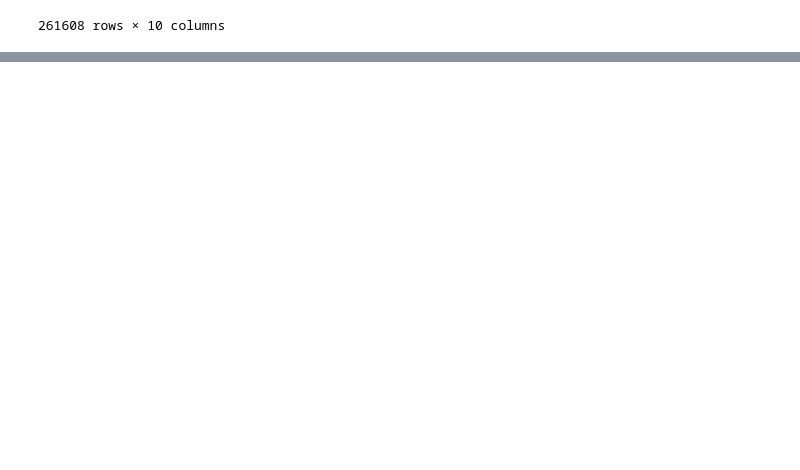
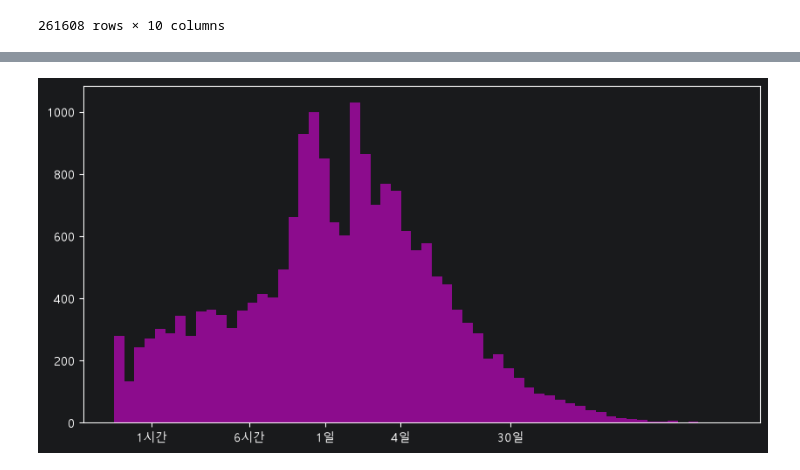
Before and after one commit to dorothy1088/smartport, a Jupyter notebook: clustering.ipynb, the cells around one changed output, grey strips where cells are left out. Drawn from its saved outputs; the diff is of its cells as text; code cells hidden in the pictures; blank space fills up the shorter version.

```diff
--- a/clustering.ipynb
+++ b/clustering.ipynb
@@ -254,0 +315,13 @@ vessels
+# %%
+stay = vessels.loc[vessels['선박종류명']=='견인용예선','체류시간']
+bins = [0, 6, 12, 24, 48, 96, 720]
+
+fig, ax = plt.subplots(figsize=(10,5))
+
+ax.hist(np.log10(stay), bins=60, color='magenta', alpha=0.5) #넘파이에서 계산해줌
+
+ax.set_xticks(np.log10([1,6,24,96,720]),(['1시간','6시간','1일','4일','30일']))#눈금측을 알아서 조절 0은 안됨
+# 쌍봉분포 - 서로 다른 무리가 여기에 섞일 수 있음
+plt.show()
+# %% [output]
+[figure, added]
```
Also changed, not shown: parts of 6 cells of this notebook.
